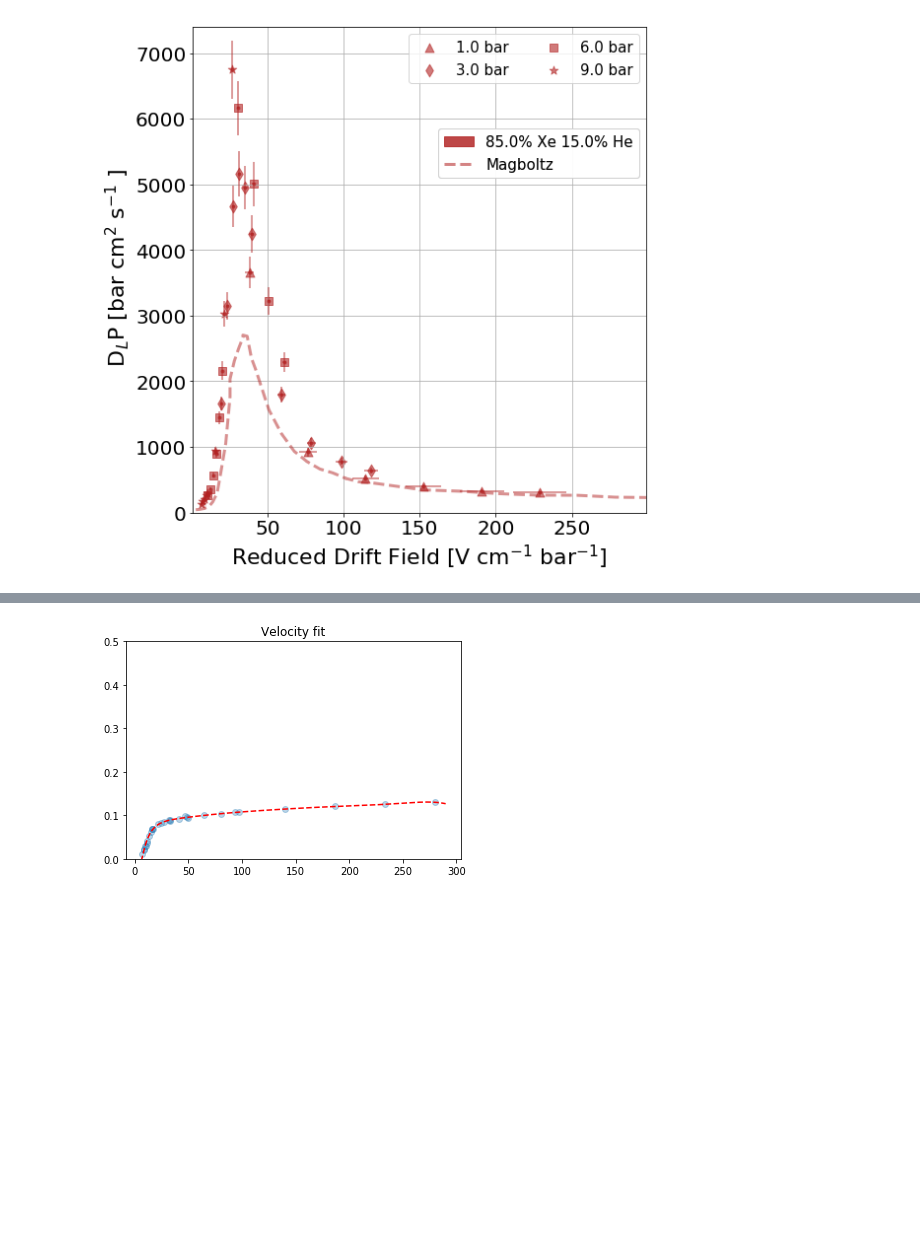
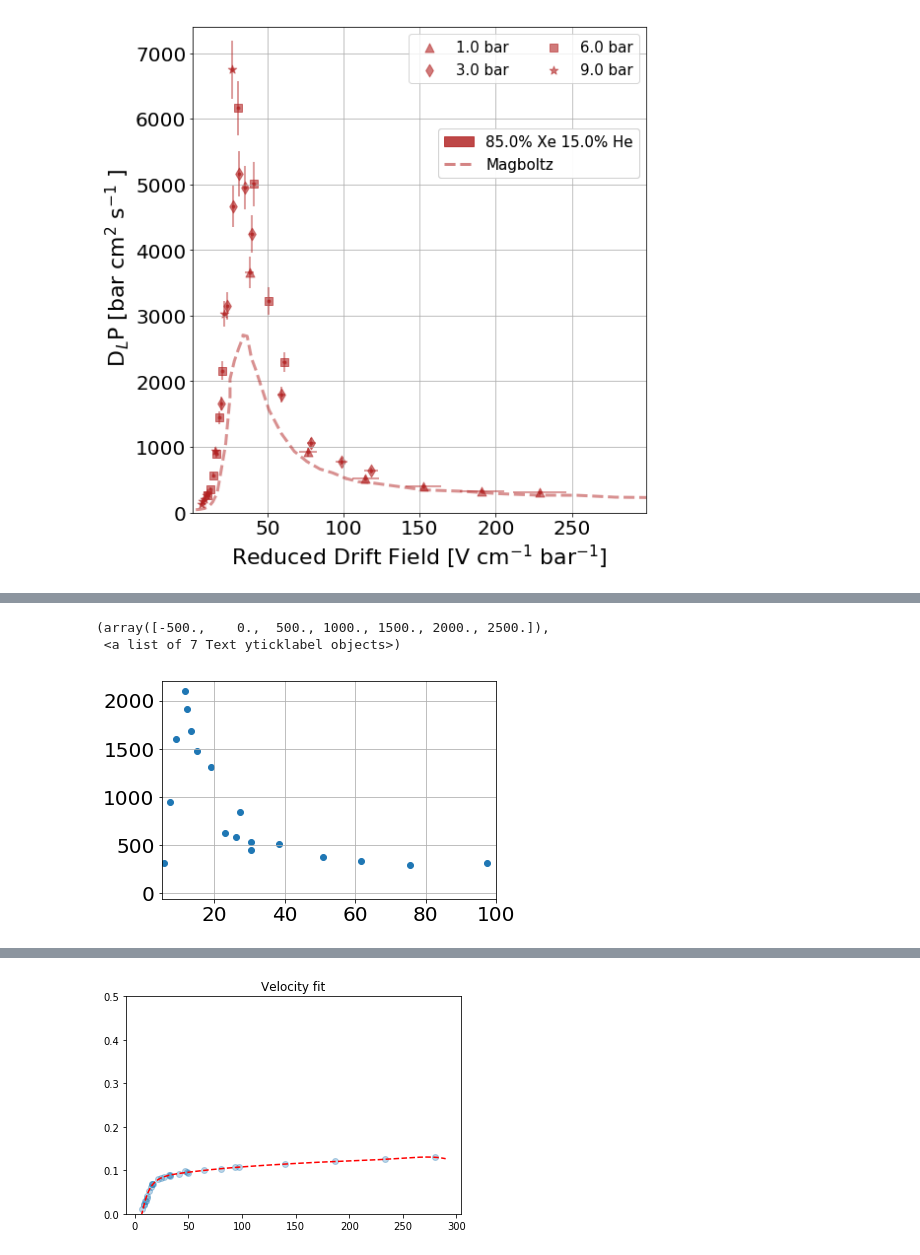
Before and after one commit to AustinMcDonald/GasMixXeHeAr, a Jupyter notebook: XenonHelium-Analysis.ipynb, the cells around one changed output, grey strips where cells are left out. Cells and saved outputs as stored; diff of their text form; code cells hidden in the pictures; blank space fills up the shorter version.

```diff
--- a/XenonHelium-Analysis.ipynb
+++ b/XenonHelium-Analysis.ipynb
@@ -464,0 +503,9 @@ plt.show()
+# %%
+MBX,MBY,Yer,lab = MB_mu(mm,2)
+DEX = []
+for q in range(0,len(PackX)):
+    hold = find_nearest(MBX,PackX[q])
+    ll = np.where(MBX==hold)[0][0]
+    DEX.append(ll)
+DEX = np.array(DEX)
+ytest = PackY*(MBY[DEX])
@@ -464,0 +526,12 @@ plt.show()
+# %%
+plt.scatter(PackX,ytest)
+#plt.ylim(0,1)
+plt.xlim(5,100)
+#plt.semilogx()
+plt.grid()
+plt.xticks(fontsize=20)
+plt.yticks(fontsize=20)
+# %% [output]
+(array([-500.,    0.,  500., 1000., 1500., 2000., 2500.]),
+ <a list of 7 Text yticklabel objects>)
+[figure, added]
```
Also changed, not shown: parts of 9 cells of this notebook, 3 other files.
